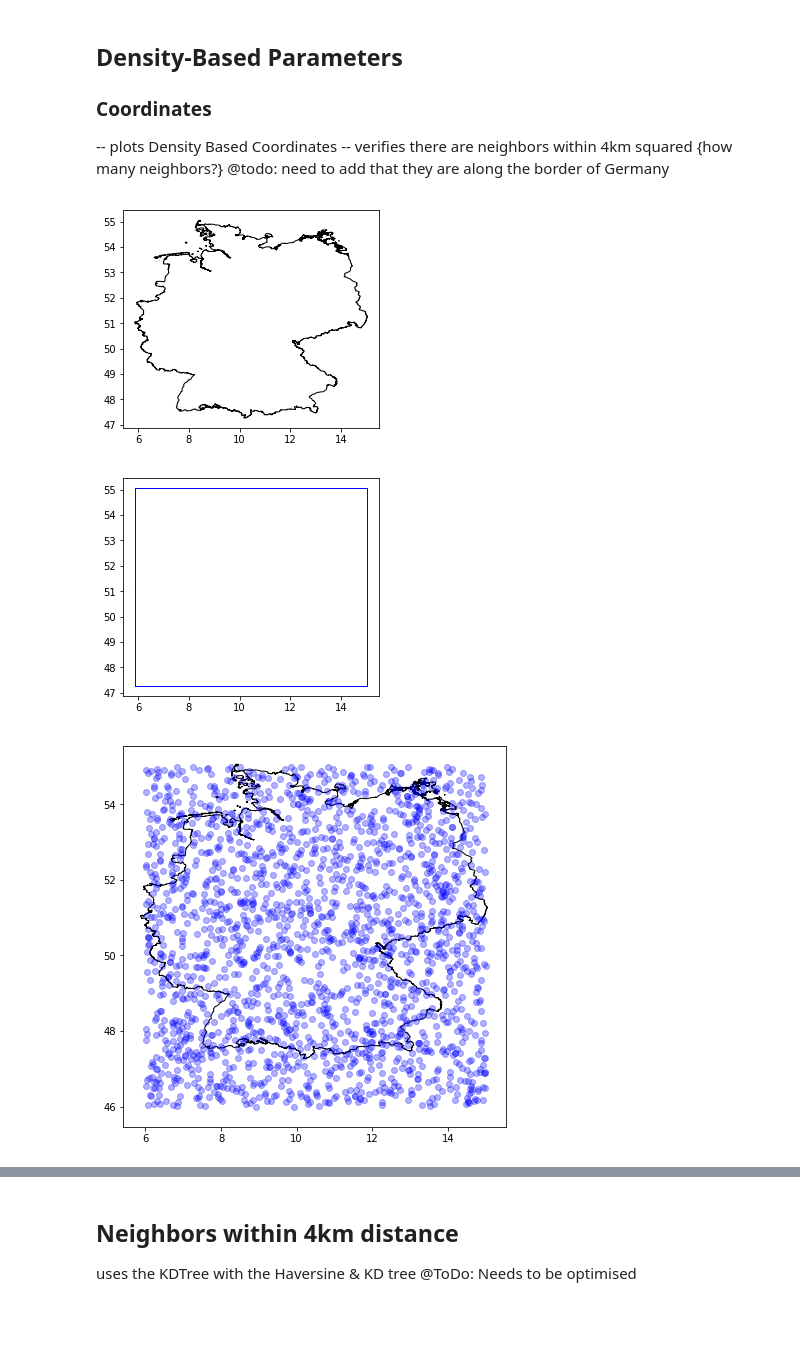
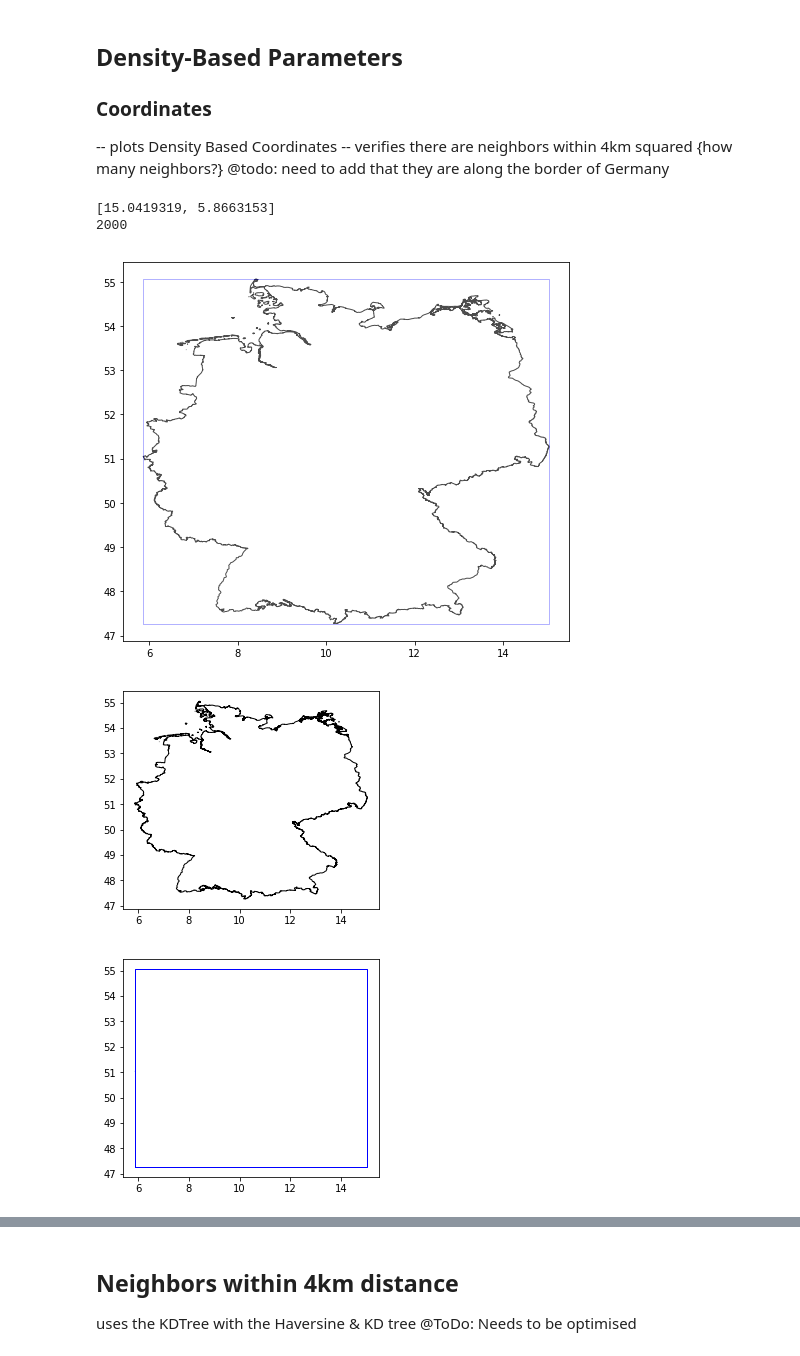
Before and after one commit to luciaeveberger/traffic_sign_recognition_uncertainty_framework, a Jupyter notebook: test_dataset/data_test_sufficency.ipynb, the cells around one changed output, grey strips where cells are left out. Saved outputs shown, nothing was run; the diff lists cells and outputs as text; code cells hidden in the pictures; blank space fills up the shorter version.

```diff
--- a/test_dataset/data_test_sufficency.ipynb
+++ b/test_dataset/data_test_sufficency.ipynb
@@ -143,46 +143,69 @@ def plot_coordinates(show_map):
 
 plot_coordinates(show_map=True)
 # %%
-from shapely.geometry import Polygon
+from shapely.geometry import Polygon, LineString
 
-polys1 = geopandas.GeoSeries([Polygon([(48,6),  (48,13), (55,13), (55,6)])])
 
-df1 = geopandas.GeoDataFrame({'geometry': polys1, 'df1':[1]})
-#overlay = df1.plot(edgecolor="black",  facecolor='none');
+def generate_boundaries():
+    germany_plot = gpd.read_file("shp/Germanyboundary87.shp")
+    hulls = germany_plot["geometry"].convex_hull
+    bounds = germany_plot.bounds['maxx']
+    envelope = geopandas.GeoSeries(hulls.envelope)
+    x_values = [float(germany_plot.bounds['maxx']), float(germany_plot.bounds['minx'])]
+    y_values = [float(germany_plot.bounds['maxy']), float(germany_plot.bounds['miny'])]
+    return x_values, y_values
+
+
+boundaries = generate_boundaries()
+x_boundaries = boundaries[0]
+y_boundaries = boundaries[1]
+print(x_boundaries)
+print(y_boundaries)
+
+count = 0
+for value in sorted(df_trimmed.Longitude):
+    #print(value)
+    if value < x_boundaries[0]:
+        count = count+1
+
+print(count)
 
 
 data_set['Coordinates_Joined'] = list(zip(data_set.Longitude, data_set.Latitude))
-gdf = geopandas.GeoDataFrame(df_trimmed, geometry=data_set['Coordinates_Joined'].apply(Point))
-
-germany_plot = gpd.read_file("shp/Germanyboundary87.shp")
+gdf = geopandas.GeoDataFrame(df_trimmed, geometry=envelope)
+ax = germany_plot.plot(
+        color='white', edgecolor='black', figsize=(8, 8))
+gdf.plot(ax=ax, color='white',alpha=0.3, edgecolor="blue")
 
 germany_plot.plot(color="white", edgecolor="black")
-
-hulls = germany_plot["geometry"].convex_hull
-envelope = geopandas.GeoSeries(hulls.envelope)
 
 ## these are the parameters
 
 envelope.plot(ax=germany_plot.plot(), color="white", edgecolor="blue")
 plt.show()
 
 
-def plot_coordinates(show_map):
-    ax = germany_plot.plot(
-        color='white', edgecolor='black', figsize=(7, 7))
-    #gdf.suptitle = "Germany with points"
-    gdf.plot(ax=ax, color='blue',alpha=0.3 )
+# l_north = LineString([78.65, -32.65], [-98.65, 12.65])
+# g_aaa = GeoSeries(l_north)
 
-    #gdf.plot(ax=df1)
-    if show_map:
-         mplleaflet.show(fig = ax.figure)
+# def plot_coordinates(show_map):
+#     ax = germany_plot.plot(
+#         color='white', edgecolor='black', figsize=(7, 7))
+#     #gdf.suptitle = "Germany with points"
+#     gdf.plot(ax=ax, color='blue',alpha=0.3 )
+
+#     #gdf.plot(ax=df1)
+#     if show_map:
+#          mplleaflet.show(fig = ax.figure)
 
 
-plot_coordinates(show_map=False)
-ax_1= envelope.plot(
-        color='white', edgecolor='black', figsize=(7, 7))
-gdf.plot(ax=ax_1, color='blue',alpha=0.3 )
+# #plot_coordinates(show_map=False)
+# ax_1= envelope.plot(
+#         color='white', edgecolor='black', figsize=(7, 7))
+# gdf.plot(ax=ax_1, color='blue',alpha=0.3 )
 # %% [output]
+[15.0419319, 5.8663153]
+2000
-[figure, old version]
+[figure, new version]
-[figure, old version]
+[figure, new version]
-[figure, old version]
+[figure, new version]
```
Also changed, not shown: parts of 3 cells of this notebook, 16 other files.
